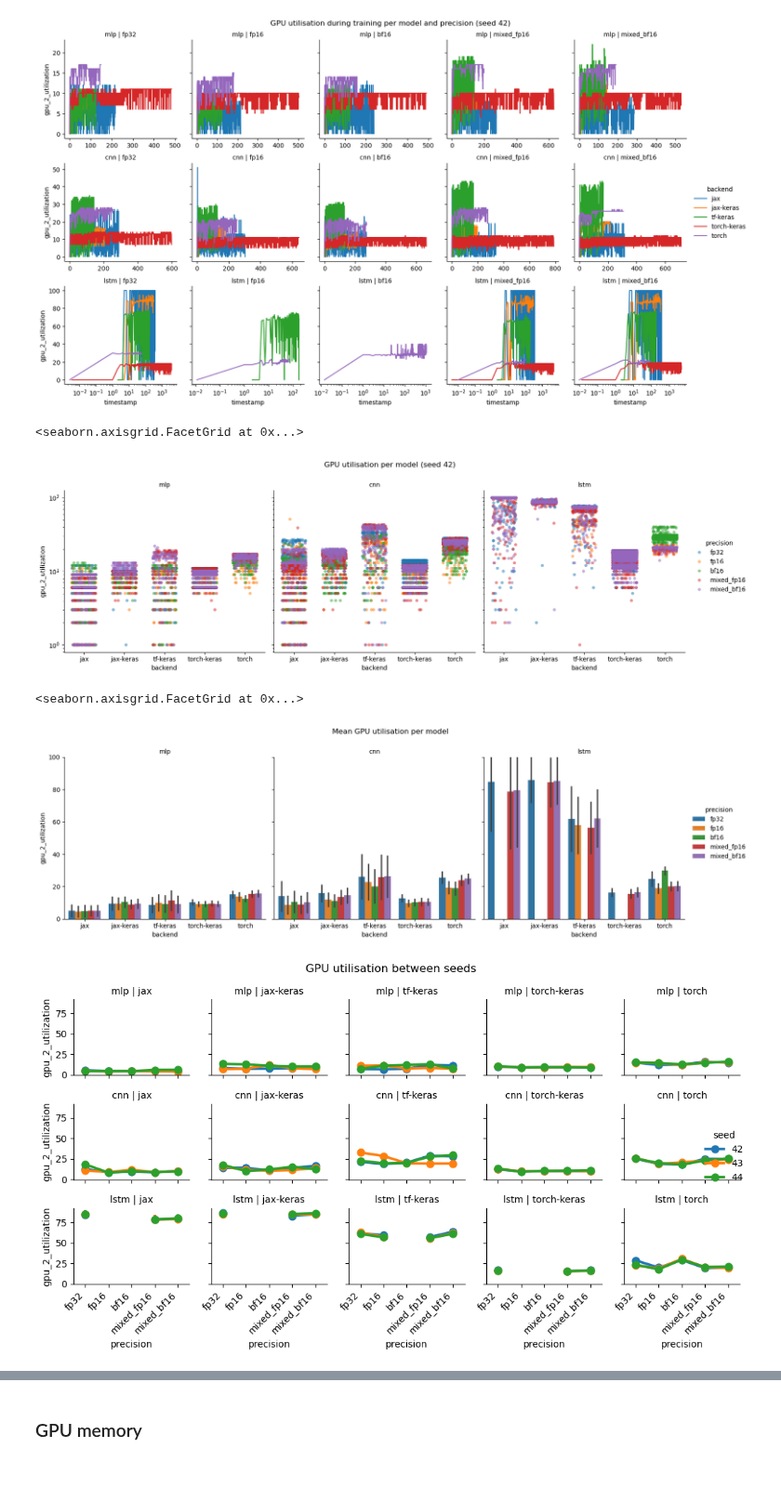
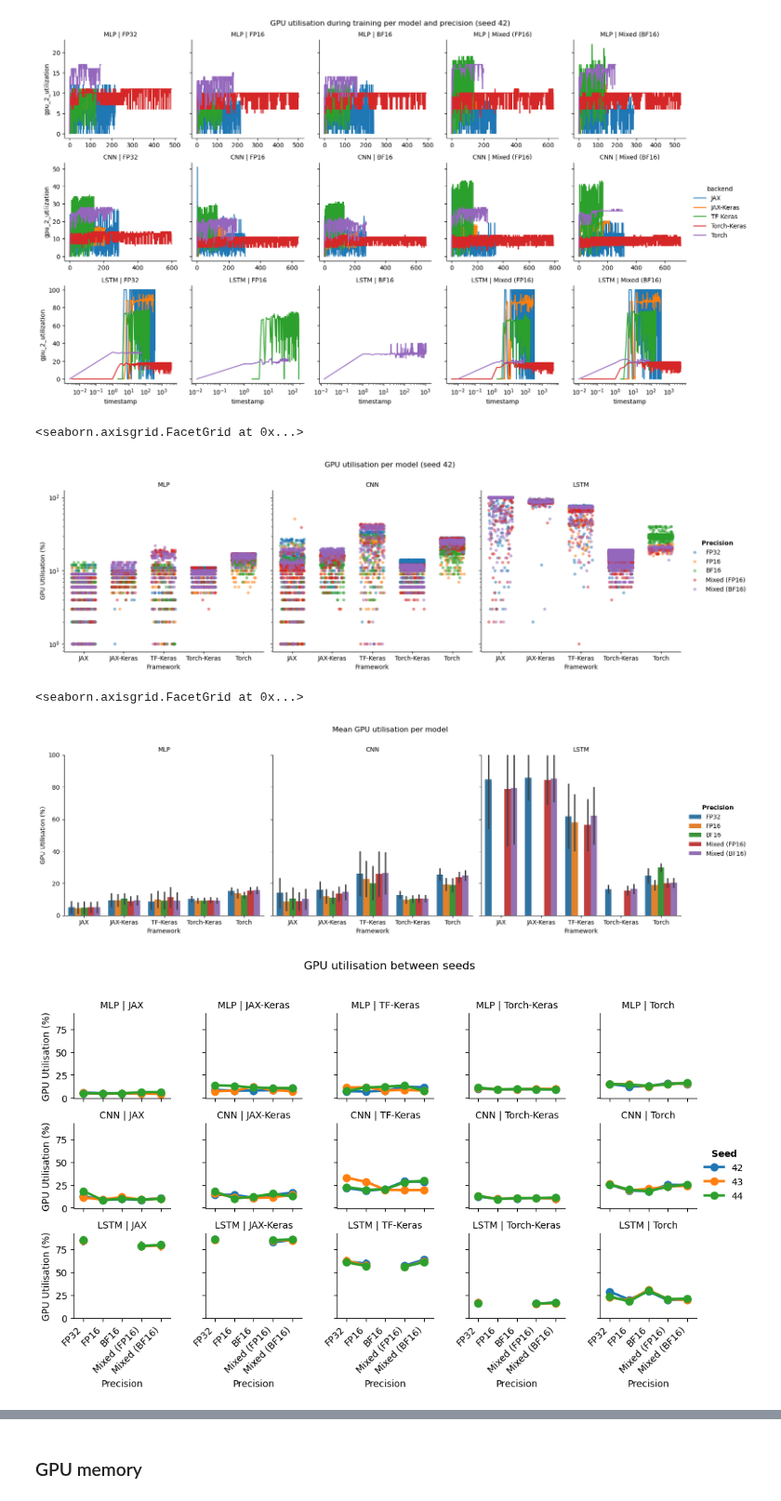
Before and after one commit to GustavoC3J/DL-frameworks-benchmark, a Jupyter notebook: results_analysis.ipynb, the cells around one changed output, grey strips where cells are left out. Shown at 93% size. Saved outputs shown, nothing was run; the diff lists cells and outputs as text; code cells hidden in the pictures; blank space fills up the shorter version.

Commit message:
Format added to plots

```diff
--- a/results_analysis.ipynb
+++ b/results_analysis.ipynb
@@ -105,7 +105,7 @@ for keys, subset_df in index_df.groupby(experiment_config):
         "model_type": model_type,
         "model_complexity": model_complexity,
         "precision": precision,
-        "seed": int(seed),
+        "seed": seed,
     }
 
 
@@ -390,2 +440,6 @@ time_df.head()
 # %% [markdown]
 ### Training time
+# %%
+def format_legend_title(plot, feature="precision", *, titles=titles):
+    title = titles[feature]
+    plot._legend.set_title(fr"$\bf{{ {title} }}$")
@@ -432,37 +480,21 @@ for ax in plot.axes.flat:
 ### Testing time
 # %%
 plot = sns.catplot(
-    data=time_df,
+    data=add_labels(time_df),
     x="backend",
     y="testing_time",
     hue="precision",
     col="model_type",
     kind="bar",
-    order=backend_order,
-    hue_order=precision_order,
-    col_order=model_order,
     errorbar="sd"
 )
 
 # Title
 add_title(plot, "Testing time per backend, model type and precision")
 
-plot.set_axis_labels("Backend", "Testing time (s)")
+plot.set_axis_labels(titles["backend"], "Testing time (s)")
 
-plot._legend.set_title(r"$\bf{Precision}$")
-
-for t in plot._legend.texts:
-    txt: str = t.get_text()
-
-    if txt.startswith("mixed"):
-        parts = txt.split("_")
-        txt = f"Mixed ({parts[1].upper()})"
-    else:
-        txt = txt.upper()
-    t.set_text(txt)
-
+format_legend_title(plot)
 
 plot.set_titles("{col_name}")
-for ax in plot.axes.flat:
-    ax.set_title(ax.get_title().upper())
 # %% [output]
@@ -515,8 +548,10 @@ train_samples_df.head()
 # %% [markdown]
 ### GPU utilization
 # %%
+df = add_labels(train_samples_df.query("seed == '42'"))
+
 plot = sns.relplot(
-    data=train_samples_df.query("seed == '42'"),
+    data=df,
     x="timestamp",
     y="gpu_2_utilization",
     kind="line",
@@ -524,9 +559,6 @@ plot = sns.relplot(
     col="precision",
     row="model_type",
     facet_kws={"sharey": "row", "sharex": False},
-    hue_order=backend_order,
-    col_order=precision_order,
-    row_order=model_order,
     height=3
 )
 
@@ -539,8 +571,10 @@ for ax in plot.axes[-1]:
 # %% [output]
 [figure]
 # %%
+df = add_labels(train_samples_df.query("seed == '42'"))
+
 plot = sns.catplot(
-    data=train_samples_df.query("seed == '42'"),
+    data=df,
     x="backend",
     y="gpu_2_utilization",
     hue="precision",
@@ -552,15 +586,18 @@ plot = sns.catplot(
 
 add_title(plot, "GPU utilisation per model (seed 42)")
 
+format_legend_title(plot)
+
 plot.set_titles(col_template="{col_name}")
+plot.set_axis_labels(titles["backend"], "GPU Utilisation (%)")
 
 plot.set(yscale="log")
 # %% [output]
 <seaborn.axisgrid.FacetGrid at 0x...>
-[figure, old version]
+[figure, new version]
 # %%
 plot = sns.catplot(
-    data=train_samples_df,
+    data=add_labels(train_samples_df),
     x="backend",
     y="gpu_2_utilization",
     hue="precision",
@@ -570,38 +607,39 @@ plot = sns.catplot(
 )
 
 add_title(plot, "Mean GPU utilisation per model")
+format_legend_title(plot)
 
 plot.set_titles(col_template="{col_name}")
+plot.set_axis_labels(titles["backend"], "GPU Utilisation (%)")
 
 plot.set(ylim=(0, 100))
 # %% [output]
 <seaborn.axisgrid.FacetGrid at 0x...>
-[figure, old version]
+[figure, new version]
 # %%
 plot = sns.catplot(
-    data=train_samples_df,
+    data=add_labels(train_samples_df),
     x="precision",
     y="gpu_2_utilization",
     hue="seed",
     row="model_type",
     col="backend",
     kind="point",
     height=2
 )
 
 add_title(plot, "GPU utilisation between seeds")
+format_legend_title(plot, "seed")
 
 plot.set_titles(row_template="{row_name}", col_template="{col_name}")
+plot.set_axis_labels(titles["precision"], "GPU Utilisation (%)")
 
 for ax in plot.axes.flat:
     for label in ax.get_xticklabels():
         label.set_rotation(45)
         label.set_ha("right")
-
-
-plt.tight_layout()
 # %% [output]
-[figure, old version]
+[figure, new version]
 # %%
 df_avg = train_samples_df.groupby(["backend","model_type","precision"])["gpu_2_utilization"].mean().reset_index()
 
```
Also changed, not shown: parts of 26 cells of this notebook.
